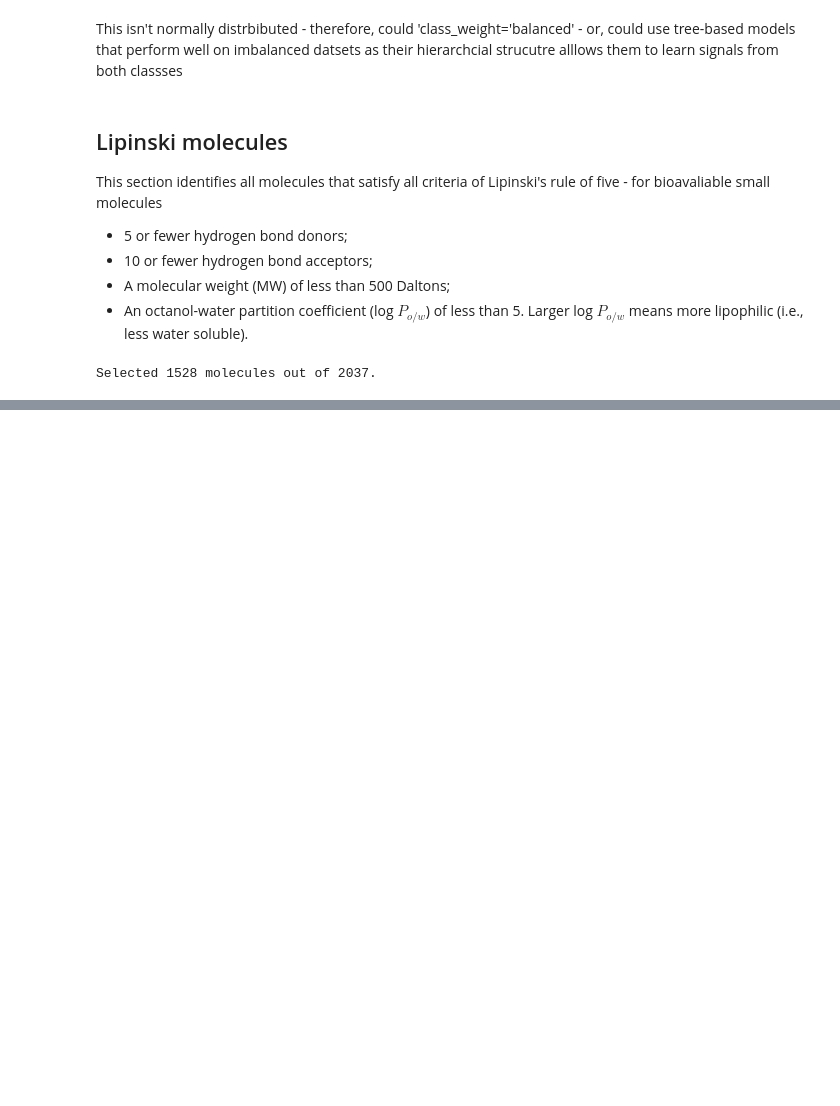
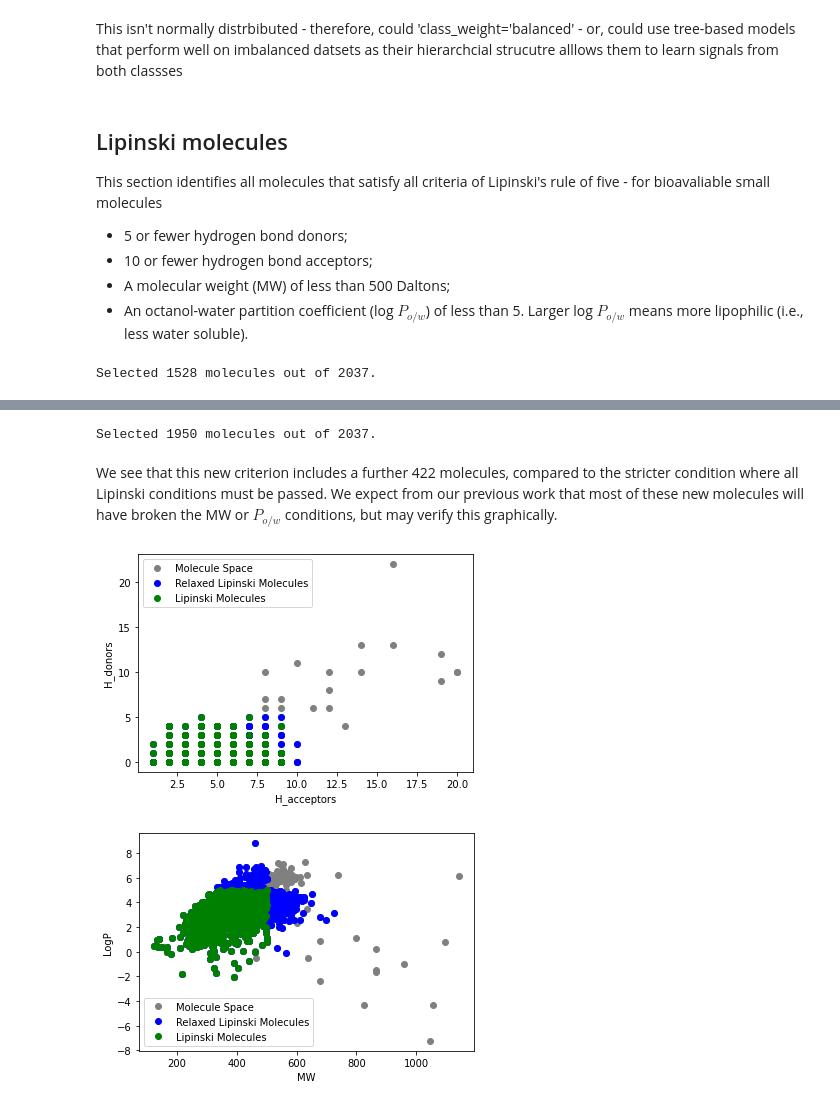
Before and after one commit to KCGallagher/moonshot-predictor, a Jupyter notebook: populate_df.ipynb, the cells around one changed output, grey strips where cells are left out. Saved outputs shown, nothing was run; the diff lists cells and outputs as text; code cells hidden in the pictures; blank space fills up the shorter version.

```diff
--- a/populate_df.ipynb
+++ b/populate_df.ipynb
@@ -184,0 +209,34 @@ Selected 1528 molecules out of 2037.
+# %%
+def relaxed_lipinski(df):
+    """Determines whether a molecule in dataframe follows all but one Lipinski rules"""
+    few_hb_donor = (df["H_donors"] <= 5) * 1  # (* 1) to convert to int
+    few_hb_acceptor = (df["H_acceptors"] <= 10) * 1
+    low_MW = (df["MW"] < 500) * 1
+    low_pc = (df["LogP"] < 5) * 1
+    accepted_cond = few_hb_acceptor + few_hb_donor + low_MW + low_pc
+    return (accepted_cond >= 3)
+
+df_rlip_compounds = select_lipinski(df_compounds.copy(), rule=relaxed_lipinski)
+
+print(f"Selected {df_rlip_compounds.shape[0]} molecules out of {df_compounds.shape[0]}.")
+# %% [output]
+Selected 1950 molecules out of 2037.
+# %% [markdown]
+We see that this new criterion includes a further 422 molecules, compared to the stricter condition where all Lipinski conditions must be passed. We expect from our previous work that most of these new molecules will have broken the MW or $P_{o/w}$ conditions, but may verify this graphically.
+# %%
+def compare_dataframe(df_1, df_2, df_3, x_var, y_var):
+    try:
+        fig, ax = plt.subplots()
+        df_1.plot(x=x_var, y=y_var, ax=ax, style='o', color = 'grey', label = 'Molecule Space')
+        df_2.plot(x=x_var, y=y_var, ax=ax, style='o', color = 'blue', label = 'Relaxed Lipinski Molecules')
+        df_3.plot(x=x_var, y=y_var, ax=ax, style='o', color = 'g', label = 'Lipinski Molecules')
+        ax.set_ylabel(y_var); ax.legend()
+    except KeyError as k:
+        print(f"Column name {k} does not exist in dataframe")
+
+
+compare_dataframe(df_compounds, df_rlip_compounds, df_lip_compounds, 'H_acceptors', 'H_donors')
+compare_dataframe(df_compounds, df_rlip_compounds, df_lip_compounds, 'MW', 'LogP')
+# %% [output]
+[figure, added]
+[figure, added]
```
Also changed, not shown: parts of 6 cells of this notebook.
